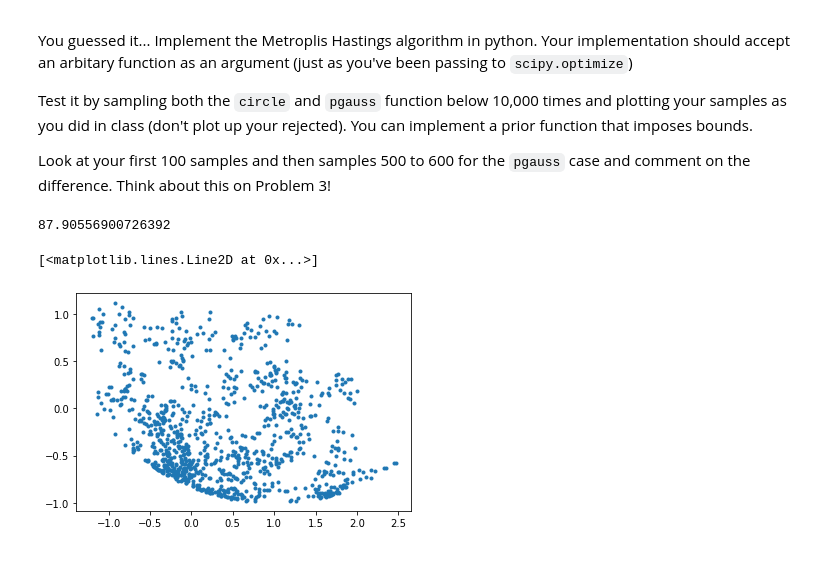
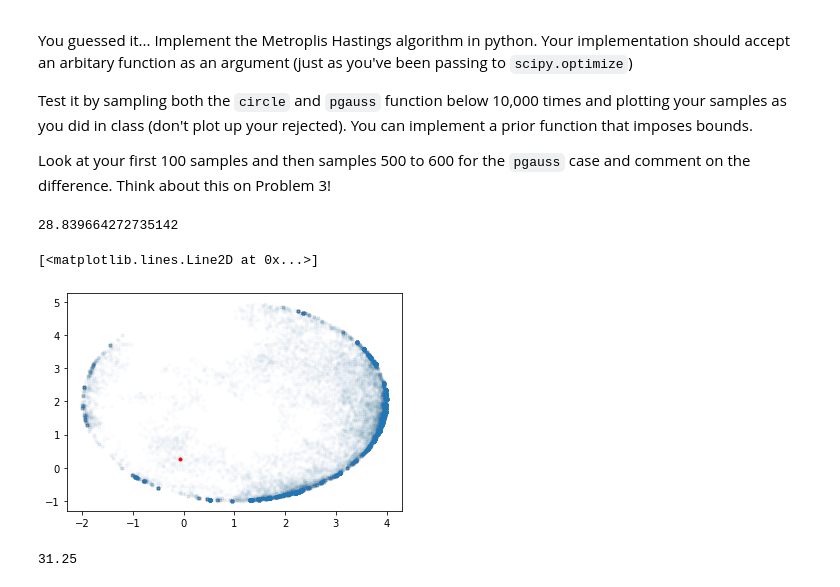
Before and after one commit to Thirty-OneR/ast596_2020_Spring, a Jupyter notebook: homework/Cyrus_Liu/04/hw04.ipynb, the cells around one changed output. Saved outputs shown, nothing was run; the diff lists cells and outputs as text; code cells hidden in the pictures.

```diff
--- a/homework/Cyrus_Liu/04/hw04.ipynb
+++ b/homework/Cyrus_Liu/04/hw04.ipynb
@@ -215,6 +215,9 @@ def pgauss(x, y):
 def metro(f,step_num,step_size,step_scale,start_min,start_max):
     x1=[]
     x2=[]
+
+    x1_true=[]
+    x2_true=[]
 
     x1.append(np.random.uniform(start_min,start_max))
     x2.append(np.random.uniform(start_min,start_max))
@@ -230,26 +233,35 @@ def metro(f,step_num,step_size,step_scale,start_min,start_max):
 
         u=np.random.uniform()
 
-        if u<=f(x1[-1],x2[-1])/f(y1,y2):
+        if u<=(f(x1[-1],x2[-1])/f(y1,y2))**(1):
             x1.append(y1)
             x2.append(y2)
+
+            x1_true.append(y1)
+            x2_true.append(y2)
         else:
+            x1_true.append(x1[-1])
+            x2_true.append(x2[-1])
+
             reject+=1
 
         total+=1
 
-    print(reject/total*100)
-    return x1, x2
+    print((1-reject/total)*100)
+    return x1_true, x2_true
 # %%
-x,y=metro(circle,1000,1,0.1,-1,1)
+x,y=metro(circle,10000,1,0.1,-1,1)
 
-plt.plot(x,y,'.')
+plt.plot(x,y,'.',alpha=0.01)
+plt.plot(x[0],y[0],'r.')
 # %% [output]
-87.90556900726392
+28.839664272735142
 [<matplotlib.lines.Line2D at 0x...>]
-[figure, old version]
+[figure, new version]
 # %%
-x,y=metro(pgauss,200,1,0.1,4,6)
+x,y=metro(pgauss,100,1,0.1,4,6)
+# %% [output]
+31.25
 # %%
 plt.plot(x,y,'.')
 plt.plot(x[0],y[0],'r.')
```
Also changed, not shown: parts of 3 cells of this notebook, 1 other file.
